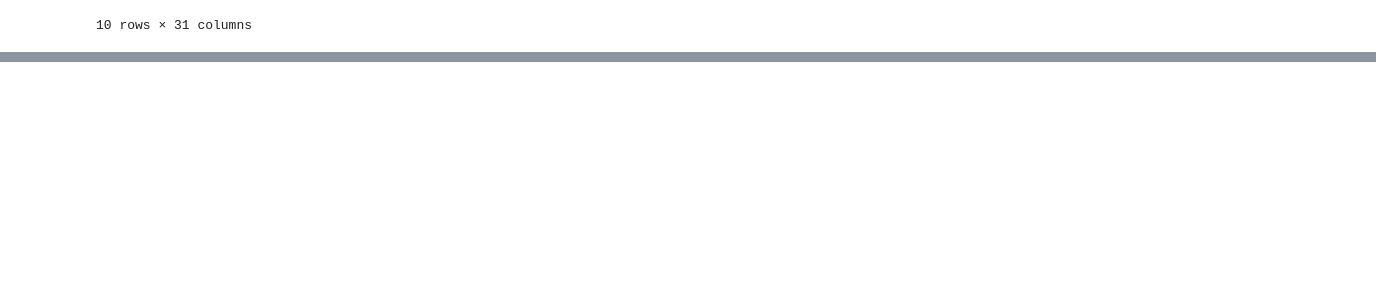
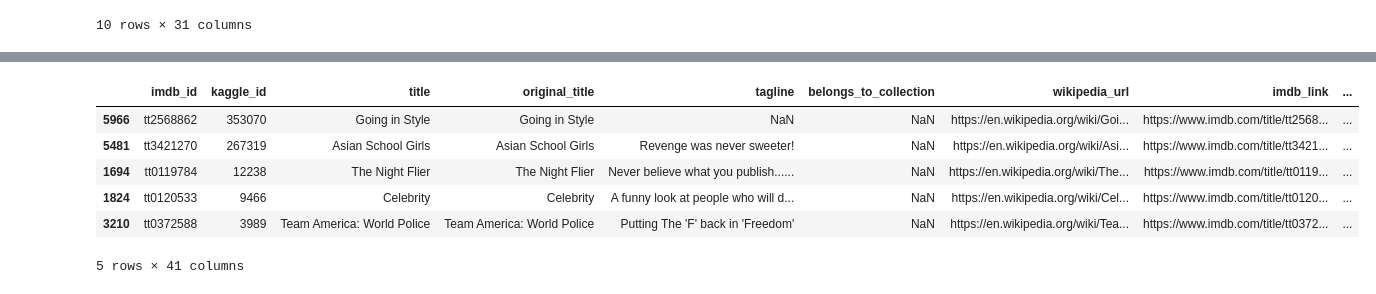
Before and after one commit to tabithacharlotte/Movies-ETL, a Jupyter notebook: movie_data.ipynb, the cells around one changed output, grey strips where cells are left out. Cells and saved outputs as stored; diff of their text form; code cells hidden in the pictures; blank space fills up the shorter version.

Commit message:
Transform and merge ratings for movies

```diff
--- a/movie_data.ipynb
+++ b/movie_data.ipynb
@@ -1334,0 +1338,8 @@ movies_df.sample(n=10)
+# %%
+rating_counts = ratings.groupby(['movieId','rating'], as_index=False).count() \
+                .rename({'userId':'count'}, axis=1) \
+                .pivot(index='movieId',columns='rating', values='count')
+# %%
+rating_counts.columns = ['rating_' + str(col) for col in rating_counts.columns]
+# %%
+movies_with_ratings_df = pd.merge(movies_df, rating_counts, left_on='kaggle_id', right_index=True, how='left')
@@ -1334,0 +1356,12 @@ movies_df.sample(n=10)
+# %%
+movies_with_ratings_df[rating_counts.columns] = movies_with_ratings_df[rating_counts.columns].fillna(0)
+# %%
+movies_with_ratings_df.sample(n=5)
+# %% [output]
+|  | imdb_id | kaggle_id | title | original_title | tagline | belongs_to_collection | wikipedia_url | imdb_link | ... |
+| 5966 | tt2568862 | 353070 | Going in Style | Going in Style | NaN | NaN | https://en.wikipedia.org/wiki/Goi... | https://www.imdb.com/title/tt2568... | ... |
+| 5481 | tt3421270 | 267319 | Asian School Girls | Asian School Girls | Revenge was never sweeter! | NaN | https://en.wikipedia.org/wiki/Asi... | https://www.imdb.com/title/tt3421... | ... |
+| 1694 | tt0119784 | 12238 | The Night Flier | The Night Flier | Never believe what you publish...... | NaN | https://en.wikipedia.org/wiki/The... | https://www.imdb.com/title/tt0119... | ... |
+| 1824 | tt0120533 | 9466 | Celebrity | Celebrity | A funny look at people who will d... | NaN | https://en.wikipedia.org/wiki/Cel... | https://www.imdb.com/title/tt0120... | ... |
+| 3210 | tt0372588 | 3989 | Team America: World Police | Team America: World Police | Putting The 'F' back in 'Freedom' | NaN | https://en.wikipedia.org/wiki/Tea... | https://www.imdb.com/title/tt0372... | ... |
+5 rows × 41 columns
```
Also changed, not shown: parts of 2 cells of this notebook.
